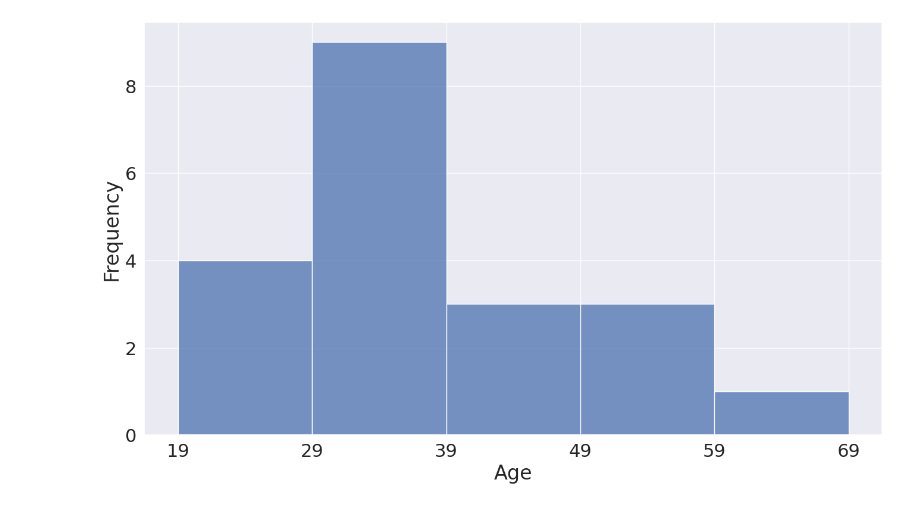
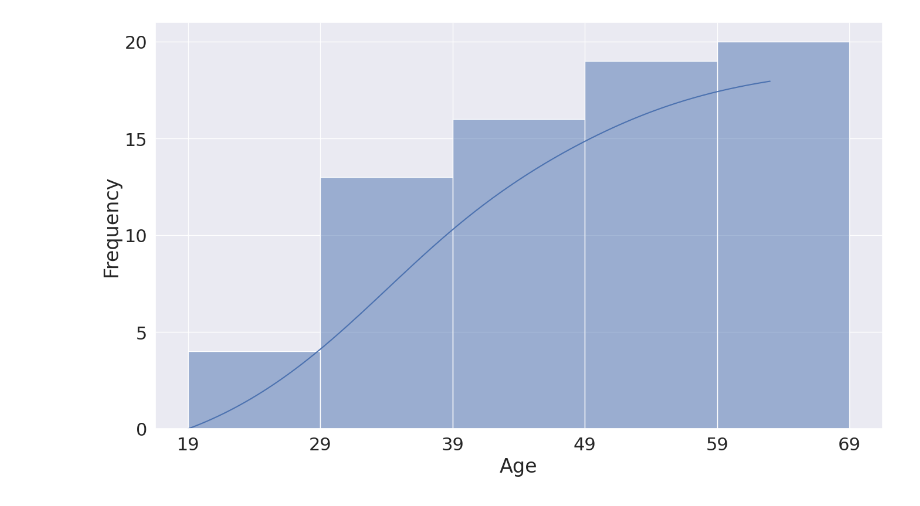
Before and after one commit to Tesser3kt/GEVO, a Jupyter notebook: 4.AB/statistics/graphs.ipynb, the cells around one changed output. Saved outputs shown, nothing was run; the diff lists cells and outputs as text; code cells hidden in the pictures.

```diff
--- a/4.AB/statistics/graphs.ipynb
+++ b/4.AB/statistics/graphs.ipynb
@@ -1,16 +1,17 @@
 # %%
 import seaborn as sns
 import matplotlib.pyplot as plt
 import pandas as pd
 
 sns.set_theme()
 sns.set(rc={'figure.figsize':(16,9)}, font_scale=2)
 participants = [52,34,32,29,63,40,46,54,36,36,24,19,45,20,28,29,38,33,49,37]
 df = pd.DataFrame({'Participants': participants})
-ax = sns.histplot(data=df, x="Participants",bins=(19, 29, 39, 49, 59, 69))
+ax = sns.histplot(data=df, x="Participants", bins=(19, 29, 39, 49, 59, 69), cumulative=True, kde=True)
 ax.set_xticks([19, 29, 39, 49, 59, 69])
+ax.set_yticks([0, 5, 10, 15, 20])
 ax.set_ylabel('Frequency')
 ax.set_xlabel('Age')
-plt.savefig('survey_hist.png')
+plt.savefig('survey_cumulative.png', dpi=600)
 # %% [output]
-[figure, old version]
+[figure, new version]
```
Also changed, not shown: 37 other files.
